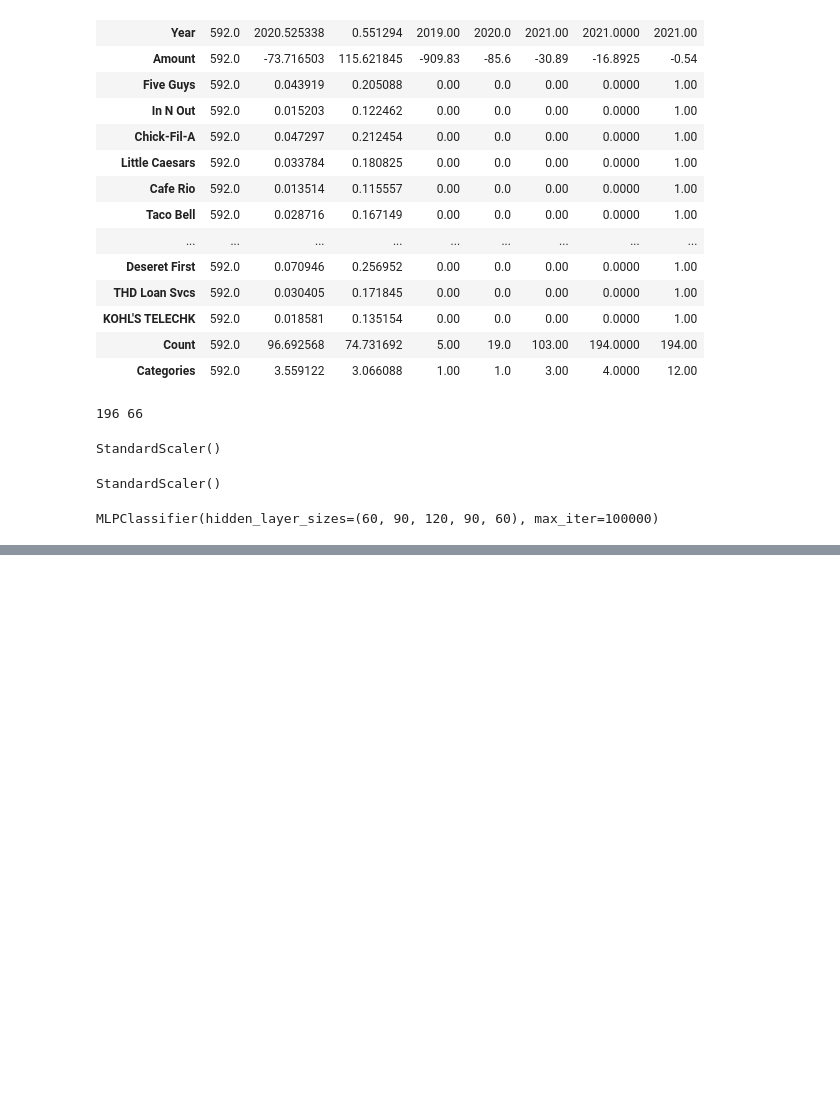
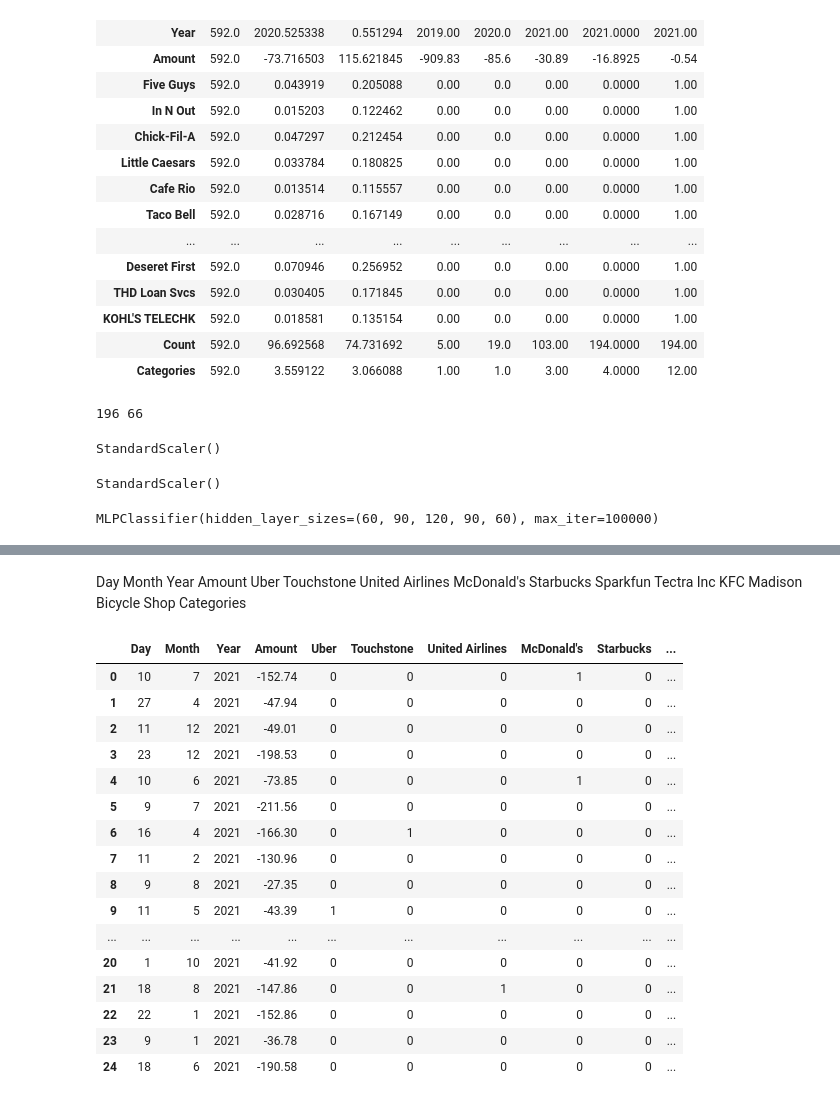
Before and after one commit to aaronjpotter93/BigBen, a Jupyter notebook: ai/my_nn.ipynb, the cells around one changed output, grey strips where cells are left out. Saved outputs shown, nothing was run; the diff lists cells and outputs as text; code cells hidden in the pictures; blank space fills up the shorter version.

```diff
--- a/ai/my_nn.ipynb
+++ b/ai/my_nn.ipynb
@@ -152,6 +172,55 @@ print(classification_report(y_test,predictions))
     accuracy                           1.00        66
    macro avg       1.00      1.00      1.00        66
 weighted avg       1.00      1.00      1.00        66
+# %% [markdown]
+Day	Month	Year	Amount	Uber	Touchstone	United Airlines	McDonald's	Starbucks	Sparkfun	Tectra Inc	KFC	Madison Bicycle Shop	Categories
+# %%
+import random
+
+columns = ['Day', 'Month', 'Year', 'Amount', 'Uber', 'Touchstone', 'United Airlines', 'McDonald\'s', 'Starbucks', 'Sparkfun', 'Tectra Inc', 'KFC', 'Madison Bicycle Shop', 'Categories', 'Merchant']
+tf = pd.DataFrame(columns=columns)
+
+for i in range(25):
+    day = random.randint(1, 28)
+    month = random.randint(1, 12)
+    year = 2021
+    amount = round(random.uniform(-250, -.50), 2)
+
+    merchants = [0] * 10
+    randomIndex = random.randint(0,8)
+    merchants[randomIndex] = 1
+
+    if randomIndex == 7:
+        category = 4
+    elif randomIndex == 8:
+        category = 8
+    else:
+        category = randomIndex + 1
+
+    merchant_names = ['Uber', 'Touchstone', 'United Airlines', 'McDonald\'s', 'Starbucks', 'Sparkfun', 'Tectra Inc', 'KFC', 'Madison Bicycle Shop']
+
+    tf.loc[i] = [day, month, year, amount, merchants[0], merchants[1], merchants[2], merchants[3], merchants[4], merchants[5], merchants[6], merchants[7], merchants[8], category, merchant_names[randomIndex]]
+# tf = tf.astype(int)
+data = tf.to_json('newTransactions.json', orient='records')
+tf
+# %% [output]
+|  | Day | Month | Year | Amount | Uber | Touchstone | United Airlines | McDonald's | Starbucks | ... |
+| 0 | 10 | 7 | 2021 | -152.74 | 0 | 0 | 0 | 1 | 0 | ... |
+| 1 | 27 | 4 | 2021 | -47.94 | 0 | 0 | 0 | 0 | 0 | ... |
+| 2 | 11 | 12 | 2021 | -49.01 | 0 | 0 | 0 | 0 | 0 | ... |
+| 3 | 23 | 12 | 2021 | -198.53 | 0 | 0 | 0 | 0 | 0 | ... |
+| 4 | 10 | 6 | 2021 | -73.85 | 0 | 0 | 0 | 1 | 0 | ... |
+| 5 | 9 | 7 | 2021 | -211.56 | 0 | 0 | 0 | 0 | 0 | ... |
+| 6 | 16 | 4 | 2021 | -166.30 | 0 | 1 | 0 | 0 | 0 | ... |
+| 7 | 11 | 2 | 2021 | -130.96 | 0 | 0 | 0 | 0 | 0 | ... |
+| 8 | 9 | 8 | 2021 | -27.35 | 0 | 0 | 0 | 0 | 0 | ... |
+| 9 | 11 | 5 | 2021 | -43.39 | 1 | 0 | 0 | 0 | 0 | ... |
+| ... | ... | ... | ... | ... | ... | ... | ... | ... | ... | ... |
+| 20 | 1 | 10 | 2021 | -41.92 | 0 | 0 | 0 | 0 | 0 | ... |
+| 21 | 18 | 8 | 2021 | -147.86 | 0 | 0 | 1 | 0 | 0 | ... |
+| 22 | 22 | 1 | 2021 | -152.86 | 0 | 0 | 0 | 0 | 0 | ... |
+| 23 | 9 | 1 | 2021 | -36.78 | 0 | 0 | 0 | 0 | 0 | ... |
+| 24 | 18 | 6 | 2021 | -190.58 | 0 | 0 | 0 | 0 | 0 | ... |
 # %%
 # Read excel file into pandas dataframe
 small_batch = pd.read_excel('small_batch.xlsx')
```
Also changed, not shown: parts of 10 cells of this notebook, 15 other files.
